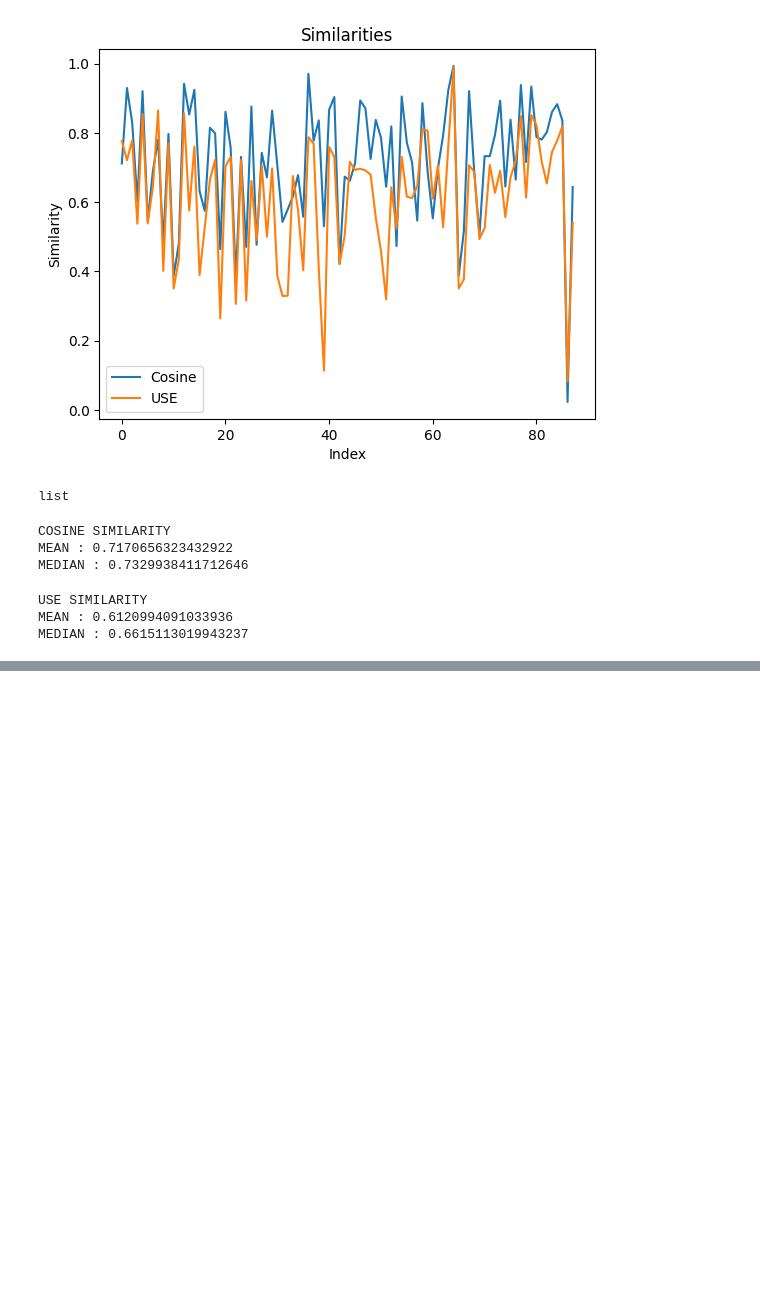
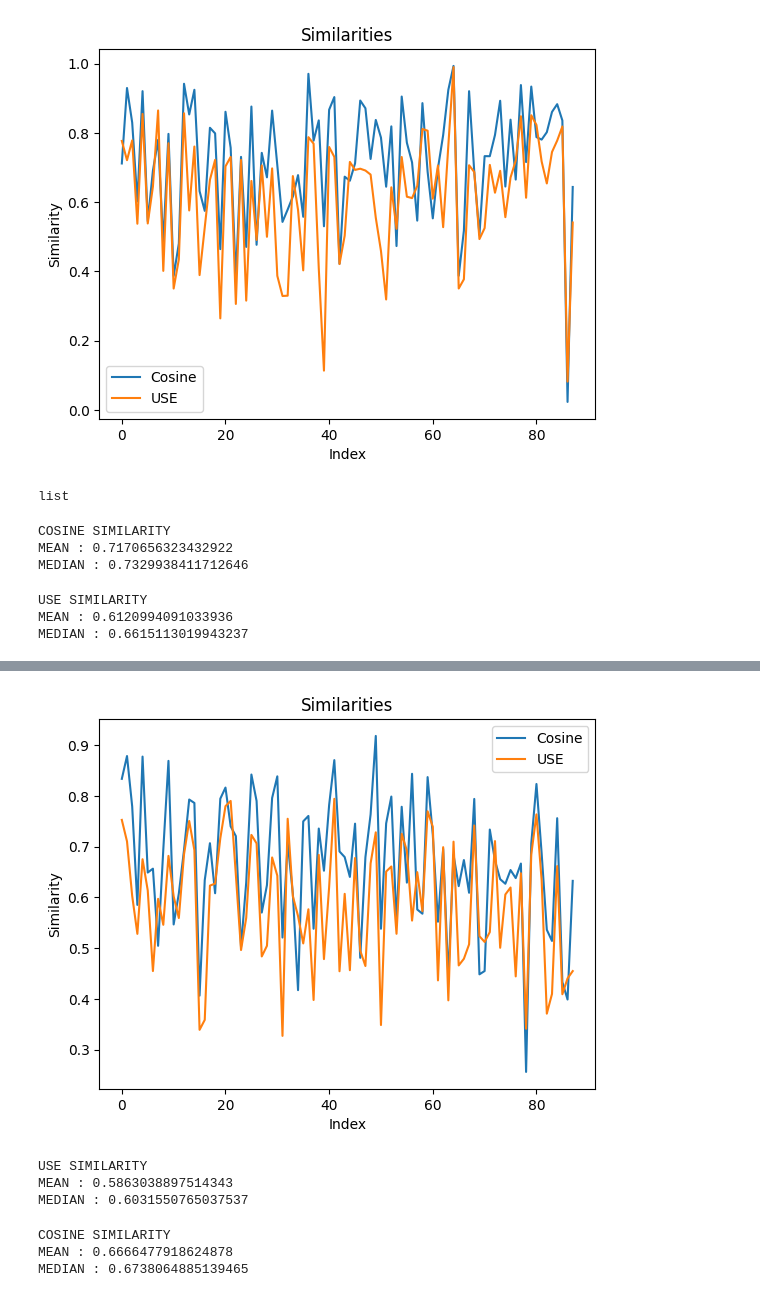
Before and after one commit to Rohit-17ls/Fine-Tuning-LLMs-for-Confidential-Business-Leaks-Identification, a Jupyter notebook: evaluation/Evaluation.ipynb, the cells around one changed output, grey strips where cells are left out. Drawn from its saved outputs; the diff is of its cells as text; code cells hidden in the pictures; blank space fills up the shorter version.

```diff
--- a/evaluation/Evaluation.ipynb
+++ b/evaluation/Evaluation.ipynb
@@ -267,0 +601,28 @@ MEDIAN : 0.6615113019943237
+# %%
+plt.title('Similarities')
+plt.xlabel('Index')
+plt.ylabel('Similarity')
+plt.plot(x, y1)
+plt.plot(x, y2)
+plt.legend(['Cosine', 'USE'])
+# plt.plot(x, y3)
+# plt.legend(['Cosine', 'USE', 'RoBERTa'])
+plt.show()
+# %% [output]
+[figure, added]
+# %%
+print('USE SIMILARITY')
+print(f'MEAN : {torch.mean(torch.Tensor(fal_USE_similarities).squeeze())}')
+print(f'MEDIAN : {torch.median(torch.Tensor(fal_USE_similarities).squeeze())}')
+# %% [output]
+USE SIMILARITY
+MEAN : 0.5863038897514343
+MEDIAN : 0.6031550765037537
+# %%
+print('COSINE SIMILARITY')
+print(f'MEAN : {torch.mean(torch.Tensor(fal_cosine_similarities).squeeze())}')
+print(f'MEDIAN : {torch.median(torch.Tensor(fal_cosine_similarities).squeeze())}')
+# %% [output]
+COSINE SIMILARITY
+MEAN : 0.6666477918624878
+MEDIAN : 0.6738064885139465
```
Also changed, not shown: parts of 22 cells of this notebook.
